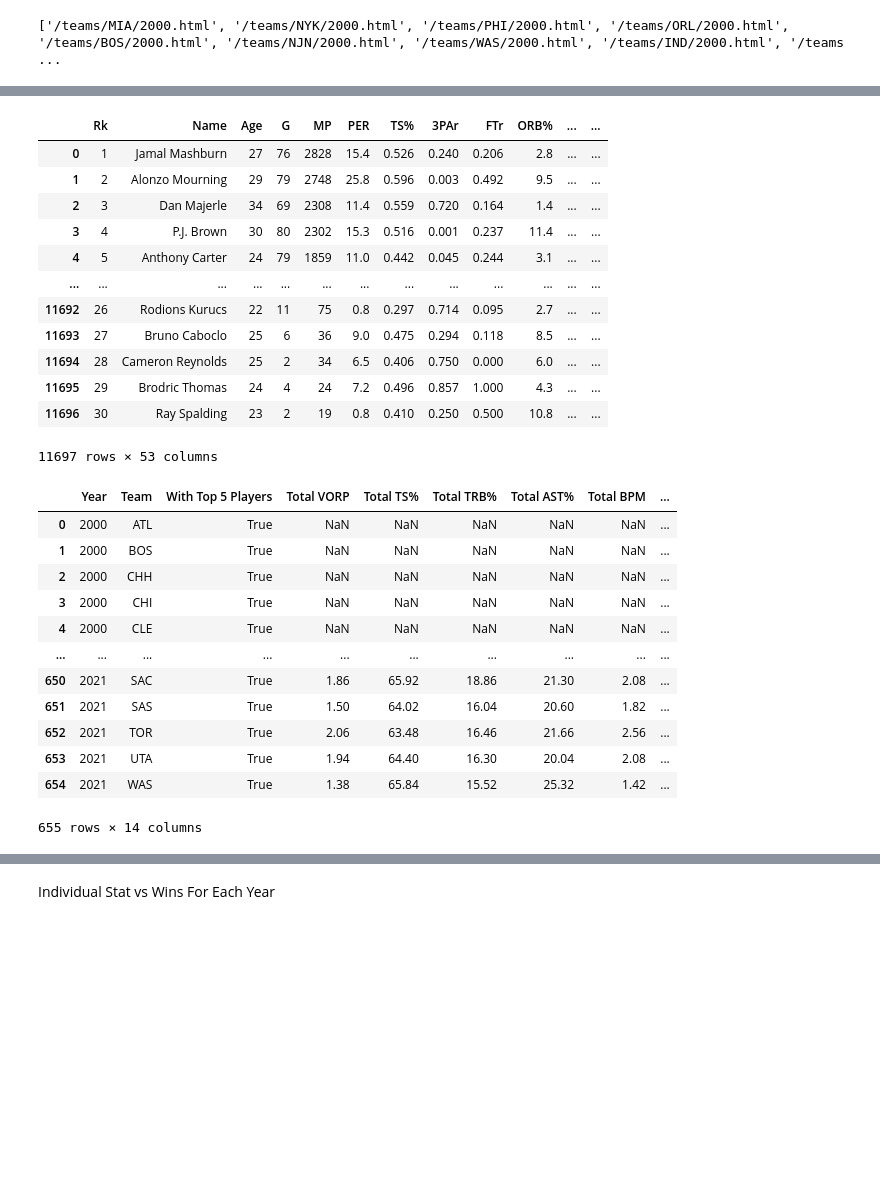
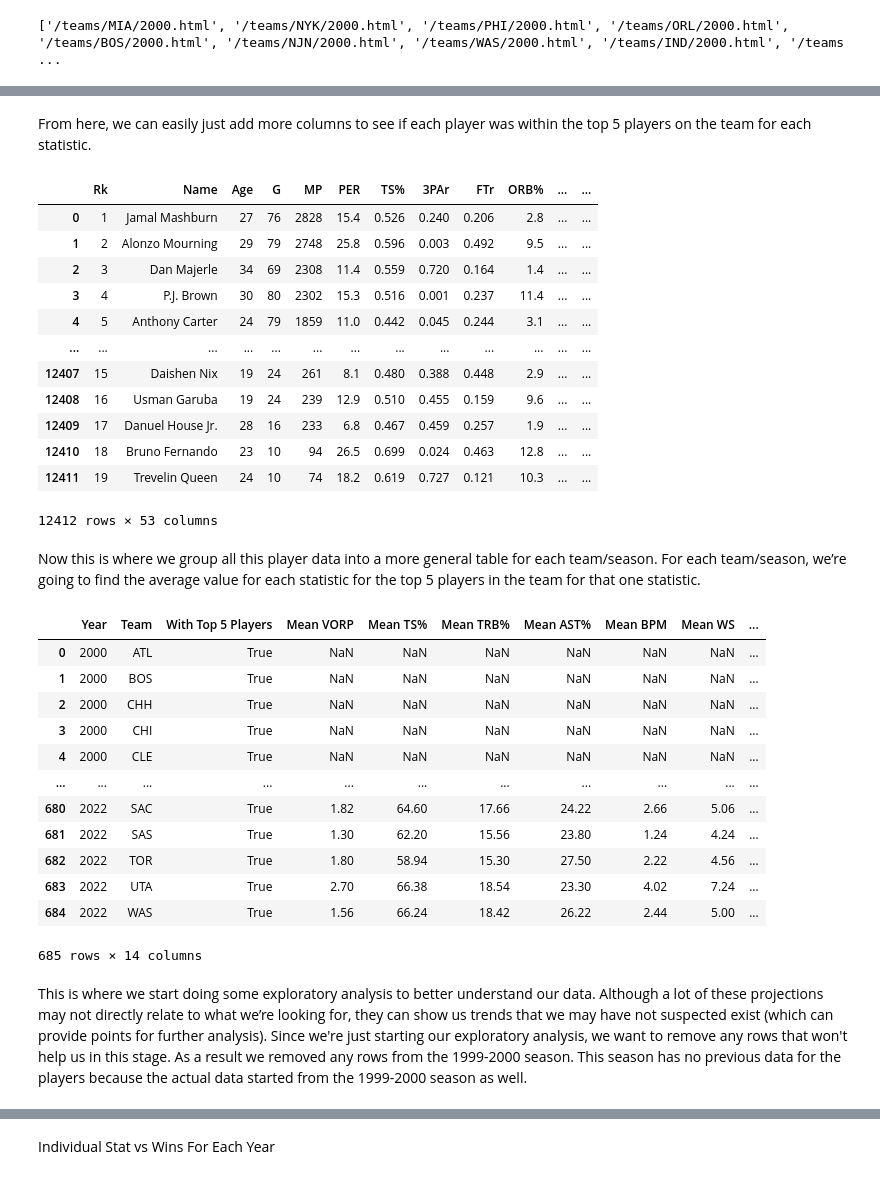
Before and after one commit to ShabKasra/ShabKasra.github.io, a Jupyter notebook: rec_predictor/Record_Predictor.ipynb, the cells around one changed output, grey strips where cells are left out. Cells and saved outputs as stored; diff of their text form; code cells hidden in the pictures; blank space fills up the shorter version.

```diff
--- a/rec_predictor/Record_Predictor.ipynb
+++ b/rec_predictor/Record_Predictor.ipynb
@@ -11,7 +26,7 @@ import numpy as np
 # %%
 allLinks = []
 
-for year in range(2000,2022):
+for year in range(2000,2023):
     url = "https://www.basketball-reference.com/leagues/NBA_{}.html".format(year)
 
     response = requests.request("GET", url).text
@@ -114,7 +134,7 @@ for index, row in rosterData.iterrows():
     name = row["Name"]
 
     if currentYear == 2000:
-        rosterData.loc[index,"Previous TS%"] = -np.nan
+        rosterData.loc[index,"Previous TS%"] = np.nan
         rosterData.loc[index,"Previous TRB%"] = np.nan
         rosterData.loc[index,"Previous AST%"] = np.nan
         rosterData.loc[index,"Previous BPM"] = np.nan
@@ -191,3 +213,5 @@ rosterData
+# %% [markdown]
+From here, we can easily just add more columns to see if each player was within the top 5 players on the team for each statistic.
 # %%
 for previousStat in ['Previous VORP','Previous TS%','Previous TRB%','Previous AST%','Previous BPM', "Previous WS", "Previous WS/48"]:
     rosterData[f'Top 5 {previousStat} Team Rank'] = False
@@ -201,46 +225,50 @@ rosterData
 | 3 | 4 | P.J. Brown | 30 | 80 | 2302 | 15.3 | 0.516 | 0.001 | 0.237 | 11.4 | ... | ... |
 | 4 | 5 | Anthony Carter | 24 | 79 | 1859 | 11.0 | 0.442 | 0.045 | 0.244 | 3.1 | ... | ... |
 | ... | ... | ... | ... | ... | ... | ... | ... | ... | ... | ... | ... | ... |
-| 11692 | 26 | Rodions Kurucs | 22 | 11 | 75 | 0.8 | 0.297 | 0.714 | 0.095 | 2.7 | ... | ... |
-| 11693 | 27 | Bruno Caboclo | 25 | 6 | 36 | 9.0 | 0.475 | 0.294 | 0.118 | 8.5 | ... | ... |
-| 11694 | 28 | Cameron Reynolds | 25 | 2 | 34 | 6.5 | 0.406 | 0.750 | 0.000 | 6.0 | ... | ... |
-| 11695 | 29 | Brodric Thomas | 24 | 4 | 24 | 7.2 | 0.496 | 0.857 | 1.000 | 4.3 | ... | ... |
-| 11696 | 30 | Ray Spalding | 23 | 2 | 19 | 0.8 | 0.410 | 0.250 | 0.500 | 10.8 | ... | ... |
+| 12407 | 15 | Daishen Nix | 19 | 24 | 261 | 8.1 | 0.480 | 0.388 | 0.448 | 2.9 | ... | ... |
+| 12408 | 16 | Usman Garuba | 19 | 24 | 239 | 12.9 | 0.510 | 0.455 | 0.159 | 9.6 | ... | ... |
+| 12409 | 17 | Danuel House Jr. | 28 | 16 | 233 | 6.8 | 0.467 | 0.459 | 0.257 | 1.9 | ... | ... |
+| 12410 | 18 | Bruno Fernando | 23 | 10 | 94 | 26.5 | 0.699 | 0.024 | 0.463 | 12.8 | ... | ... |
+| 12411 | 19 | Trevelin Queen | 24 | 10 | 74 | 18.2 | 0.619 | 0.727 | 0.121 | 10.3 | ... | ... |
-11697 rows × 53 columns
+12412 rows × 53 columns
+# %% [markdown]
+Now this is where we group all this player data into a more general table for each team/season. For each team/season, we’re going to find the average value for each statistic for the top 5 players in the team for that one statistic.
 # %%
 teamStats = rosterData.groupby(['Year','Team','Top 5 Previous VORP Team Rank'], as_index = False)['Previous VORP'].mean()
 
 for previousStat in ['TS%','TRB%','AST%','BPM', "WS", "WS/48"]:
     eachStatSeries = rosterData.groupby(['Year','Team',f'Top 5 Previous {previousStat} Team Rank'])["Previous " + previousStat].mean()
-    teamStats["Total "+ previousStat] = eachStatSeries.reset_index(drop = True)
+    teamStats["Mean "+ previousStat] = eachStatSeries.reset_index(drop = True)
 
 wins = rosterData.groupby(['Year','Team',f'Top 5 Previous VORP Team Rank'])["Wins"].agg(pd.Series.mode)
 losses = rosterData.groupby(['Year','Team',f'Top 5 Previous VORP Team Rank'])["Losses"].agg(pd.Series.mode)
 teamStats["Wins"] = wins.reset_index(drop = True)
 teamStats["Losses"] = losses.reset_index(drop = True)
 teamStats["Total Games"] = teamStats["Wins"] + teamStats["Losses"]
 teamStats["Win %"] = teamStats["Wins"]/teamStats["Total Games"]
-teamStats["Total TS%"] = teamStats["Total TS%"] * 100
+teamStats["Mean TS%"] = teamStats["Mean TS%"] * 100
 
-teamStats.rename(columns={"Previous VORP": "Total VORP","Top 5 Previous VORP Team Rank":"With Top 5 Players"}, inplace = True)
+teamStats.rename(columns={"Previous VORP": "Mean VORP","Top 5 Previous VORP Team Rank":"With Top 5 Players"}, inplace = True)
 teamStats = teamStats[teamStats["With Top 5 Players"]]
 teamStats.reset_index(drop = True,inplace = True)
 
 teamStats
 # %% [output]
-|  | Year | Team | With Top 5 Players | Total VORP | Total TS% | Total TRB% | Total AST% | Total BPM | ... |
-| 0 | 2000 | ATL | True | NaN | NaN | NaN | NaN | NaN | ... |
-| 1 | 2000 | BOS | True | NaN | NaN | NaN | NaN | NaN | ... |
-| 2 | 2000 | CHH | True | NaN | NaN | NaN | NaN | NaN | ... |
-| 3 | 2000 | CHI | True | NaN | NaN | NaN | NaN | NaN | ... |
-| 4 | 2000 | CLE | True | NaN | NaN | NaN | NaN | NaN | ... |
-| ... | ... | ... | ... | ... | ... | ... | ... | ... | ... |
-| 650 | 2021 | SAC | True | 1.86 | 65.92 | 18.86 | 21.30 | 2.08 | ... |
-| 651 | 2021 | SAS | True | 1.50 | 64.02 | 16.04 | 20.60 | 1.82 | ... |
-| 652 | 2021 | TOR | True | 2.06 | 63.48 | 16.46 | 21.66 | 2.56 | ... |
-| 653 | 2021 | UTA | True | 1.94 | 64.40 | 16.30 | 20.04 | 2.08 | ... |
-| 654 | 2021 | WAS | True | 1.38 | 65.84 | 15.52 | 25.32 | 1.42 | ... |
+|  | Year | Team | With Top 5 Players | Mean VORP | Mean TS% | Mean TRB% | Mean AST% | Mean BPM | Mean WS | ... |
+| 0 | 2000 | ATL | True | NaN | NaN | NaN | NaN | NaN | NaN | ... |
+| 1 | 2000 | BOS | True | NaN | NaN | NaN | NaN | NaN | NaN | ... |
+| 2 | 2000 | CHH | True | NaN | NaN | NaN | NaN | NaN | NaN | ... |
+| 3 | 2000 | CHI | True | NaN | NaN | NaN | NaN | NaN | NaN | ... |
+| 4 | 2000 | CLE | True | NaN | NaN | NaN | NaN | NaN | NaN | ... |
+| ... | ... | ... | ... | ... | ... | ... | ... | ... | ... | ... |
+| 680 | 2022 | SAC | True | 1.82 | 64.60 | 17.66 | 24.22 | 2.66 | 5.06 | ... |
+| 681 | 2022 | SAS | True | 1.30 | 62.20 | 15.56 | 23.80 | 1.24 | 4.24 | ... |
+| 682 | 2022 | TOR | True | 1.80 | 58.94 | 15.30 | 27.50 | 2.22 | 4.56 | ... |
+| 683 | 2022 | UTA | True | 2.70 | 66.38 | 18.54 | 23.30 | 4.02 | 7.24 | ... |
+| 684 | 2022 | WAS | True | 1.56 | 66.24 | 18.42 | 26.22 | 2.44 | 5.00 | ... |
-655 rows × 14 columns
+685 rows × 14 columns
+# %% [markdown]
+This is where we start doing some exploratory analysis to better understand our data. Although a lot of these projections may not directly relate to what we’re looking for, they can show us trends that we may have not suspected exist (which can provide points for further analysis). Since we're just starting our exploratory analysis, we want to remove any rows that won't help us in this stage. As a result we removed any rows from the 1999-2000 season. This season has no previous data for the players because the actual data started from the 1999-2000 season as well.
 # %%
 #getting rid of players and teams in the 1999-2000 season
 
```
Also changed, not shown: parts of 42 cells of this notebook.
